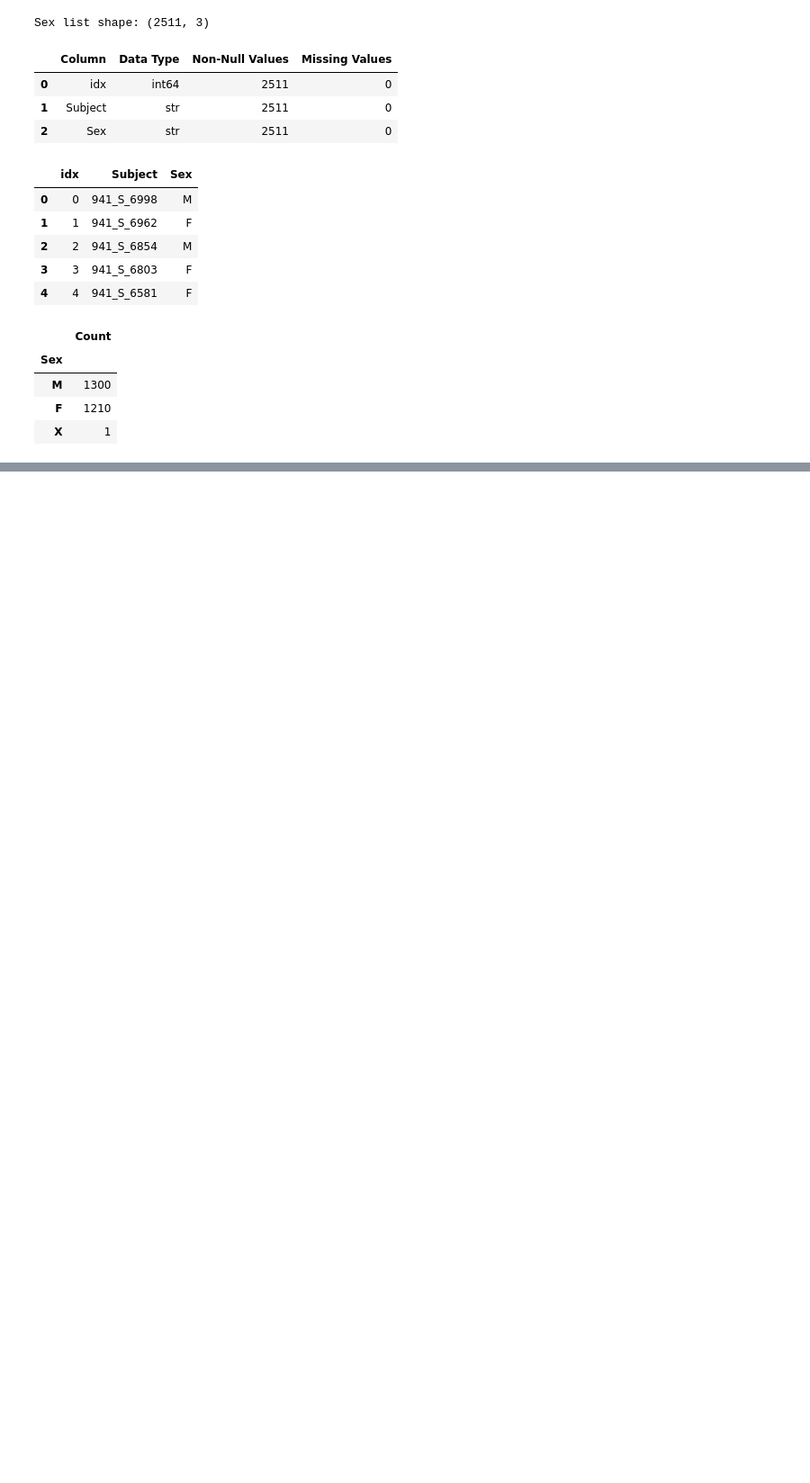
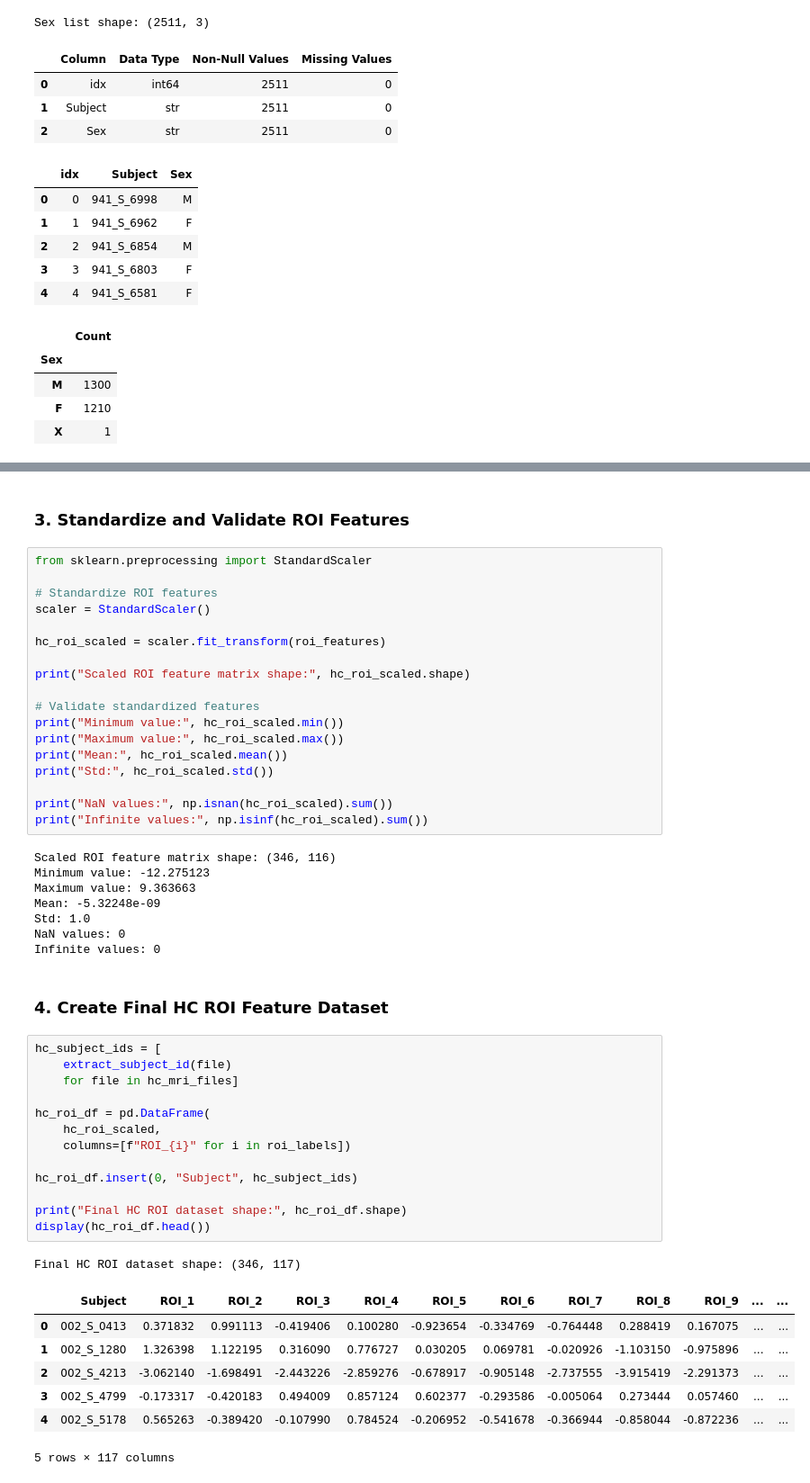
Before and after one commit to AnyUnimib/Medical_Imaging_Project, a Jupyter notebook: ADNI.ipynb, the cells around one changed output, grey strips where cells are left out. Shown at 90% size. Drawn from its saved outputs; the diff is of its cells as text; blank space fills up the shorter version.

```diff
--- a/ADNI.ipynb
+++ b/ADNI.ipynb
@@ -409,0 +605,52 @@ Sex list shape: (2511, 3)
+# %% [markdown]
+### 3. Standardize and Validate ROI Features
+# %%
+from sklearn.preprocessing import StandardScaler
+
+# Standardize ROI features
+scaler = StandardScaler()
+
+hc_roi_scaled = scaler.fit_transform(roi_features)
+
+print("Scaled ROI feature matrix shape:", hc_roi_scaled.shape)
+
+# Validate standardized features
+print("Minimum value:", hc_roi_scaled.min())
+print("Maximum value:", hc_roi_scaled.max())
+print("Mean:", hc_roi_scaled.mean())
+print("Std:", hc_roi_scaled.std())
+
+print("NaN values:", np.isnan(hc_roi_scaled).sum())
+print("Infinite values:", np.isinf(hc_roi_scaled).sum())
+# %% [output]
+Scaled ROI feature matrix shape: (346, 116)
+Minimum value: -12.275123
+Maximum value: 9.363663
+Mean: -5.32248e-09
+Std: 1.0
+NaN values: 0
+Infinite values: 0
+# %% [markdown]
+### 4. Create Final HC ROI Feature Dataset
+# %%
+hc_subject_ids = [
+    extract_subject_id(file)
+    for file in hc_mri_files]
+
+hc_roi_df = pd.DataFrame(
+    hc_roi_scaled,
+    columns=[f"ROI_{i}" for i in roi_labels])
+
+hc_roi_df.insert(0, "Subject", hc_subject_ids)
+
+print("Final HC ROI dataset shape:", hc_roi_df.shape)
+display(hc_roi_df.head())
+# %% [output]
+Final HC ROI dataset shape: (346, 117)
+|  | Subject | ROI_1 | ROI_2 | ROI_3 | ROI_4 | ROI_5 | ROI_6 | ROI_7 | ROI_8 | ROI_9 | ... | ... |
+| 0 | 002_S_0413 | 0.371832 | 0.991113 | -0.419406 | 0.100280 | -0.923654 | -0.334769 | -0.764448 | 0.288419 | 0.167075 | ... | ... |
+| 1 | 002_S_1280 | 1.326398 | 1.122195 | 0.316090 | 0.776727 | 0.030205 | 0.069781 | -0.020926 | -1.103150 | -0.975896 | ... | ... |
+| 2 | 002_S_4213 | -3.062140 | -1.698491 | -2.443226 | -2.859276 | -0.678917 | -0.905148 | -2.737555 | -3.915419 | -2.291373 | ... | ... |
+| 3 | 002_S_4799 | -0.173317 | -0.420183 | 0.494009 | 0.857124 | 0.602377 | -0.293586 | -0.005064 | 0.273444 | 0.057460 | ... | ... |
+| 4 | 002_S_5178 | 0.565263 | -0.389420 | -0.107990 | 0.784524 | -0.206952 | -0.541678 | -0.366944 | -0.858044 | -0.872236 | ... | ... |
+5 rows × 117 columns
```
Also changed, not shown: parts of 15 cells of this notebook, 1 other file.
